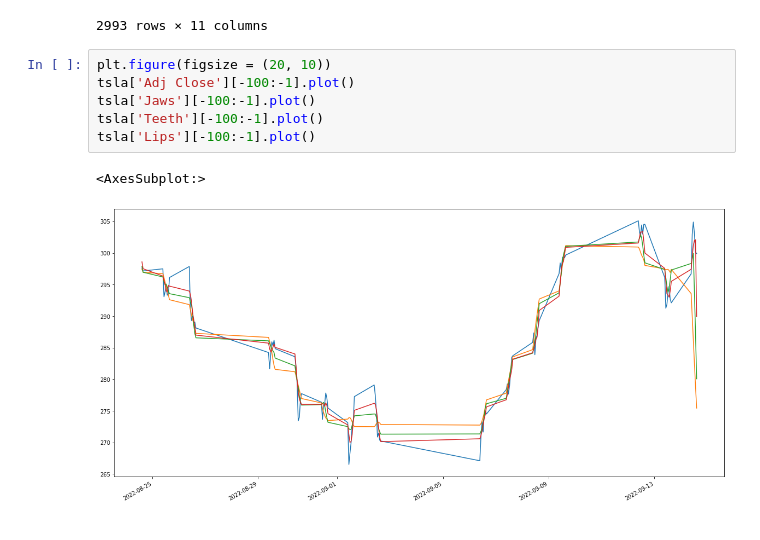
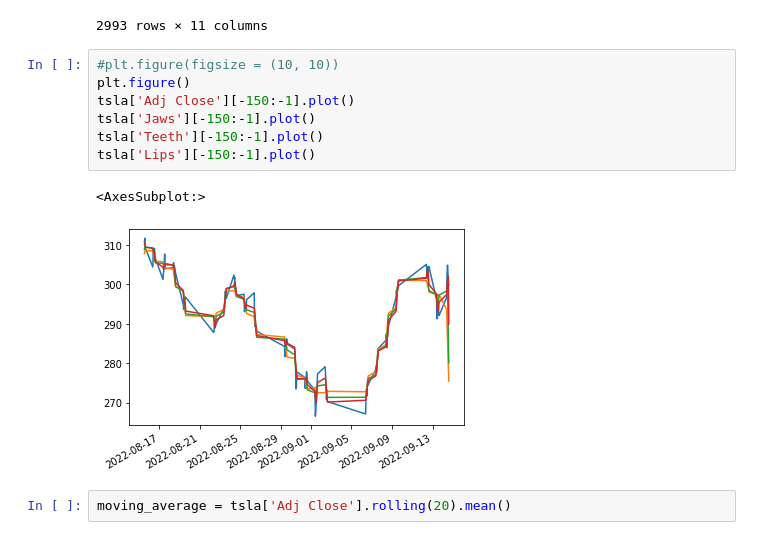
Before and after one commit to AtaKolev/TAFI, a Jupyter notebook: ML_tryouts/close_diff_approach.ipynb, the cells around one changed output. Cells and saved outputs as stored; diff of their text form.

```diff
--- a/ML_tryouts/close_diff_approach.ipynb
+++ b/ML_tryouts/close_diff_approach.ipynb
@@ -651,11 +651,14 @@ tsla
 | 2022-09-14 15:30:00-04:00 | 299.869995 | 303.000000 | 298.809998 | 302.690002 | 302.690002 | 5075201 | -302.690002 | 0 | 271.768912 | 272.519079 | ... |
 2993 rows × 11 columns
 # %%
-plt.figure(figsize = (20, 10))
-tsla['Adj Close'][-100:-1].plot()
-tsla['Jaws'][-100:-1].plot()
-tsla['Teeth'][-100:-1].plot()
-tsla['Lips'][-100:-1].plot()
+#plt.figure(figsize = (10, 10))
+plt.figure()
+tsla['Adj Close'][-150:-1].plot()
+tsla['Jaws'][-150:-1].plot()
+tsla['Teeth'][-150:-1].plot()
+tsla['Lips'][-150:-1].plot()
 # %% [output]
 <AxesSubplot:>
-[figure, old version]
+[figure, new version]
+# %%
+moving_average = tsla['Adj Close'].rolling(20).mean()
```
Also changed, not shown: parts of 1 cell of this notebook.
